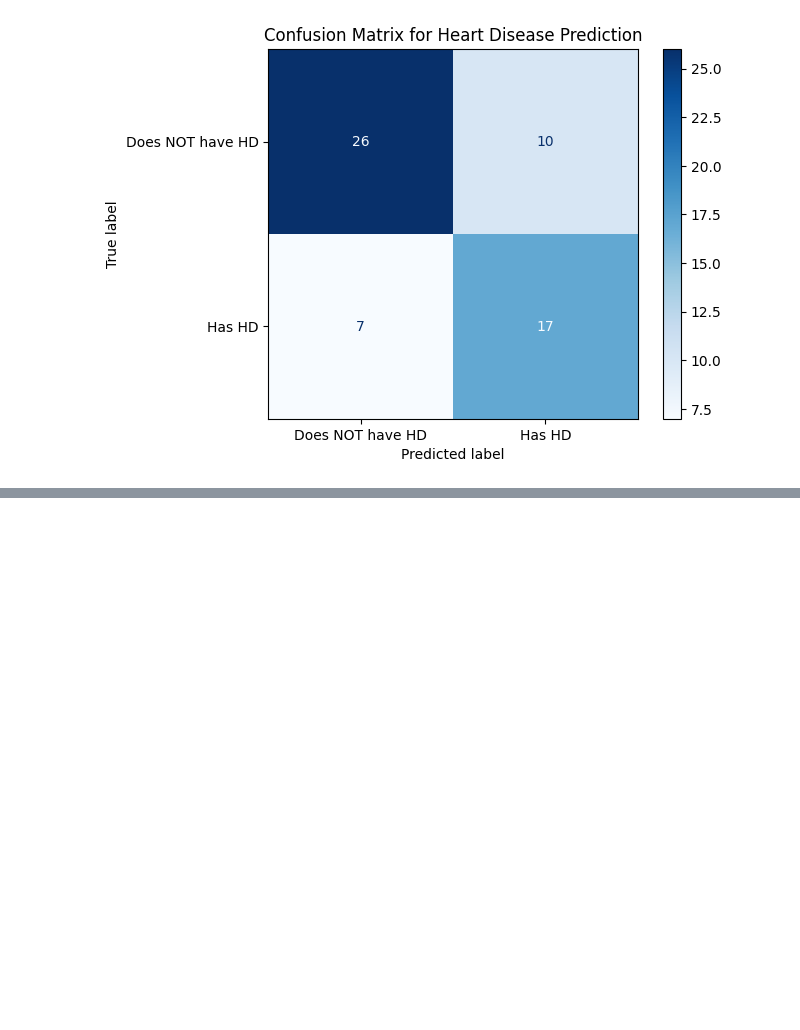
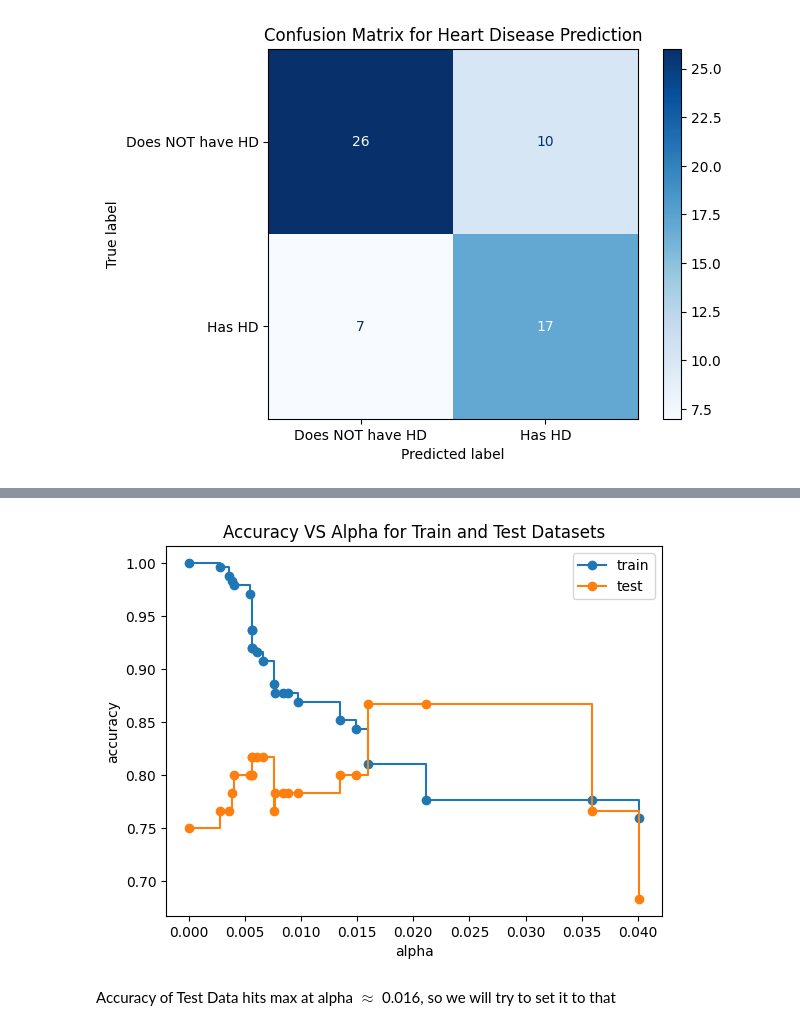
Before and after one commit to abandonedmonk/End-to-End-Decision-Trees-Project, a Jupyter notebook: decision_tree.ipynb, the cells around one changed output, grey strips where cells are left out. Drawn from its saved outputs; the diff is of its cells as text; code cells hidden in the pictures; blank space fills up the shorter version.

Commit message:
Perfomed Cost Complexity Pruning

```diff
--- a/decision_tree.ipynb
+++ b/decision_tree.ipynb
@@ -258,0 +257,28 @@ Of the `7 + 17 = 24` that did have a **heart disease**, **17 (70.8)** were corre
+# %%
+path = dt_model.cost_complexity_pruning_path(X_train, y_train) # determina Alpha values
+ccp_alphas = path.ccp_alphas # extract different values of alpha
+ccp_alphas = ccp_alphas[:-1] # exclude max val as it prunes everything
+
+clf_dts = [] # list to add all the dec. trees into
+
+# DT for each alpha added in the list
+for ccp_alpha in ccp_alphas:
+    dt_model = DecisionTreeClassifier(random_state=0, ccp_alpha=ccp_alpha)
+    dt_model.fit(X_train, y_train)
+    clf_dts.append(dt_model)
+# %%
+train_scores = [dt_model.score(X_train, y_train) for dt_model in clf_dts]
+test_scores = [dt_model.score(X_test, y_test) for dt_model in clf_dts]
+
+fig, ax = plt.subplots()
+ax.set_xlabel("alpha")
+ax.set_ylabel("accuracy")
+ax.set_title("Accuracy VS Alpha for Train and Test Datasets")
+ax.plot(ccp_alphas, train_scores, marker='o', label="train", drawstyle="steps-post")
+ax.plot(ccp_alphas, test_scores, marker='o', label="test", drawstyle="steps-post")
+ax.legend()
+plt.show()
+# %% [output]
+[figure, added]
+# %% [markdown]
+Accuracy of Test Data hits max at alpha $ \approx $ 0.016, so we will try to set it to that
```
Also changed, not shown: parts of 3 cells of this notebook.
